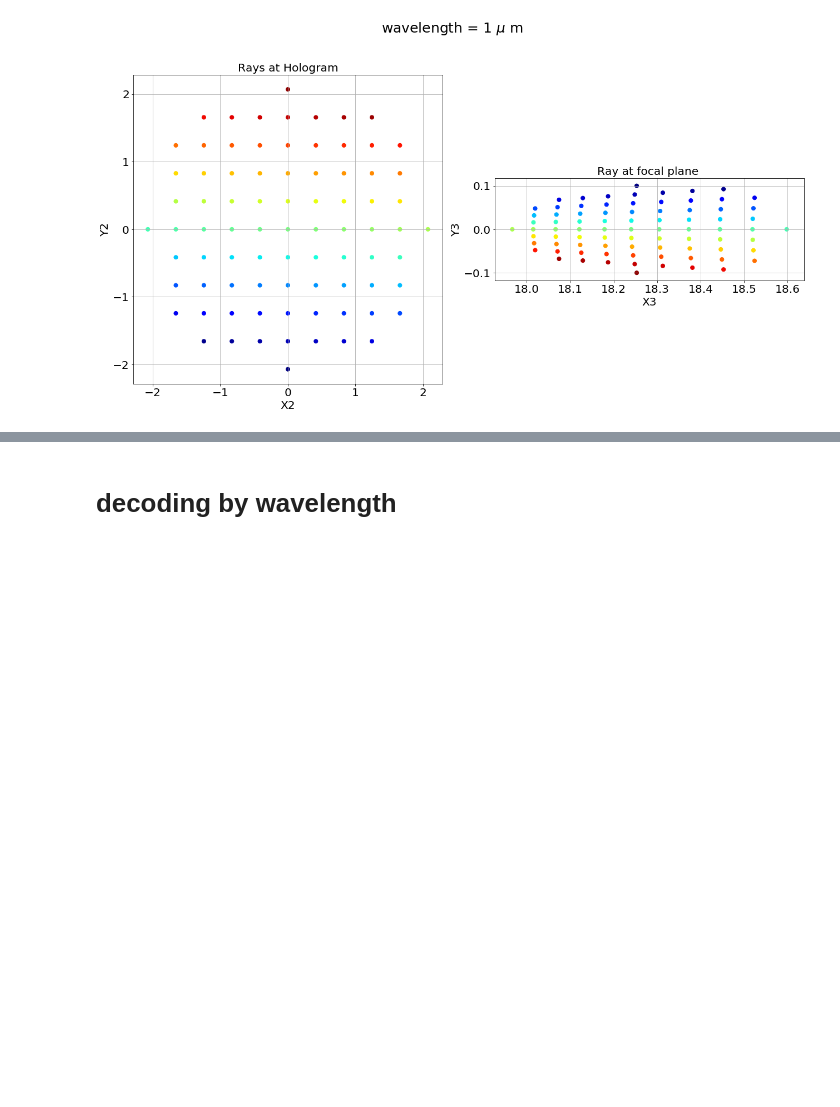
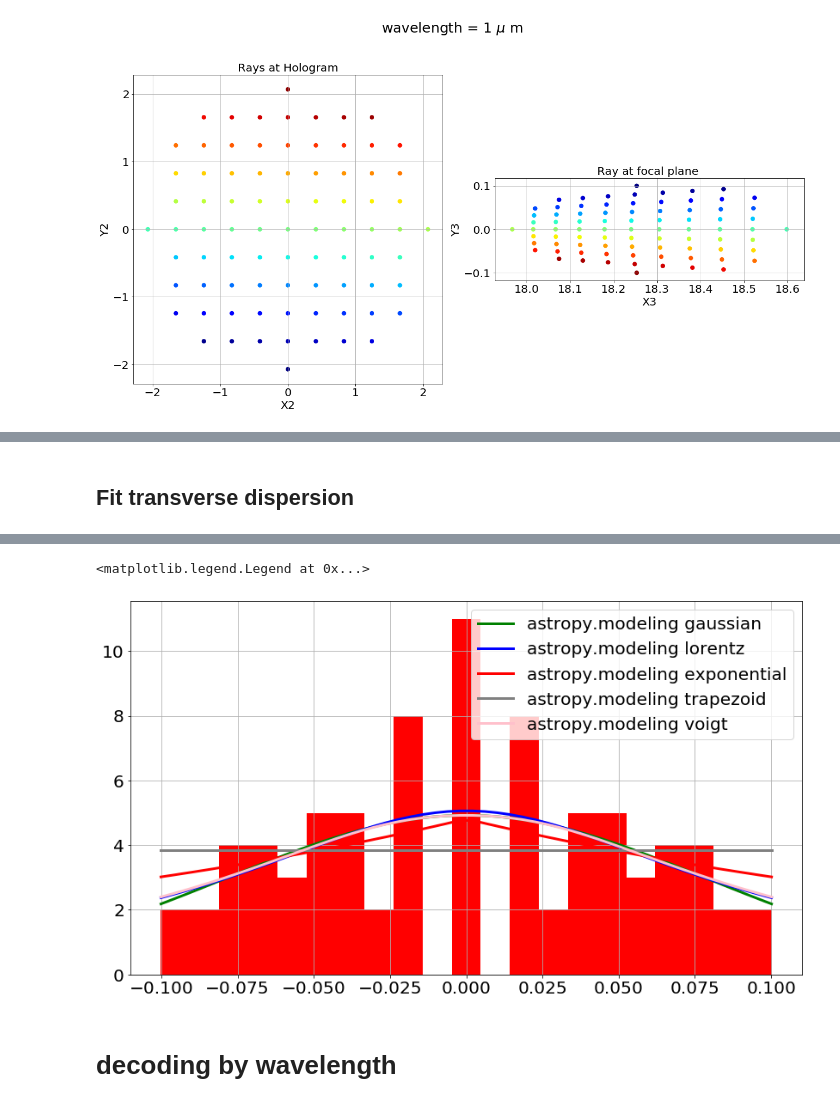
Before and after one commit to sylvielsstfr/OpticSimWthB4, a Jupyter notebook: DrawPSF/notebooks/DrawPSF_v3.ipynb, the cells around one changed output, grey strips where cells are left out. Saved outputs shown, nothing was run; the diff lists cells and outputs as text; code cells hidden in the pictures; blank space fills up the shorter version.

Commit message:
gagné : la résolution FWHM

```diff
--- a/DrawPSF/notebooks/DrawPSF_v3.ipynb
+++ b/DrawPSF/notebooks/DrawPSF_v3.ipynb
@@ -457,0 +463,71 @@ Text(0.5, 0, 'Y (mm)')
+# %% [markdown]
+## Fit transverse dispersion
+# %%
+@custom_model
+def exponential(x, a=10., b=1., c=0.):
+    '''
+    f(x)=a*exp(b*x + c)
+    '''
+    return a*np.exp(-np.abs(b*(x-c)))
+# %%
+f, ax = plt.subplots(figsize=(14,8))
+Xpos=df_IR["X3"].values
+Ypos=df_IR["Y3"].values
+NBINS=21
+RX=Xpos.max()-Xpos.mean()
+RY=Ypos.max()-Ypos.mean()
+# compute the histogram
+h1=np.histogram(Xpos,bins=NBINS)
+h2=np.histogram(Ypos,bins=NBINS)
+counts1, bins1 = h1
+counts2, bins2 = h2
+
+# compute bin width
+binwidths2=(np.roll(bins2,-1)-bins2)[:-1]
+binwidth2=np.mean(binwidths2)
+
+# What to fit
+theX=(bins2+binwidth/2)[:-1]
+theY=counts2
+
+# fitter
+#fitter = fitting.LinearLSQFitter()
+fitter = fitting.LevMarLSQFitter()
+
+# gaussian fit
+model_gauss = models.Gaussian1D()
+fitter_gauss = fitting.LevMarLSQFitter()
+best_fit_gauss = fitter_gauss(model_gauss, theX,theY,weights=1)
+print(best_fit_gauss)
+
+# models in astropy
+model_lorentz = models.Lorentz1D(amplitude=10., x_0=0.)
+model_trapezoid = models.Trapezoid1D(amplitude=10., x_0=0.)
+#model_exponential = models.Exponential1D(amplitude=10.,fwhm=0.05)
+model_exponential = exponential(a=10., b=1., c=0.)
+model_voigt = models.Voigt1D()
+
+best_fit_lorentz=fitter(model_lorentz, theX,theY,weights=1)
+best_fit_trapezoid=fitter(model_trapezoid, theX,theY,weights=1)
+best_fit_exponential=fitter(model_exponential, theX,theY,weights=1)
+best_fit_voigt=fitter(model_voigt, theX,theY,weights=1)
+
+# do the fit
+#best_fit = fitter(model, log_period, k_mag, weights=1.0/k_mag_err**2)
+print(best_fit_lorentz)
+print(best_fit_trapezoid)
+print(best_fit_exponential)
+print(best_fit_voigt)
+
+ax.hist(bins2[:-1], bins2, weights=counts2,facecolor="red",density=False)
+
+Xfit=np.linspace(-RY,RY,50)
+plt.plot(Xfit, best_fit_gauss(Xfit), 'g-', linewidth=3, label='astropy.modeling gaussian')
+plt.plot(Xfit, best_fit_lorentz(Xfit), 'b-', linewidth=3, label='astropy.modeling lorentz')
+plt.plot(Xfit, best_fit_exponential(Xfit), 'r-', linewidth=3, label='astropy.modeling exponential')
+plt.plot(Xfit, best_fit_trapezoid(Xfit), '-', color="grey",linewidth=3, label='astropy.modeling trapezoid')
+plt.plot(Xfit, best_fit_voigt(Xfit), '-', color="pink",linewidth=3, label='astropy.modeling voigt')
+
+ax.grid()
+ax.legend()
+# %% [output]
@@ -458,3 +551,5 @@ Text(0.5, 0, 'Y (mm)')
+<matplotlib.legend.Legend at 0x...>
+[figure, added]
 # %% [markdown]
 # decoding by wavelength
 # %%
```
Also changed, not shown: parts of 6 cells of this notebook, 1 other file.
